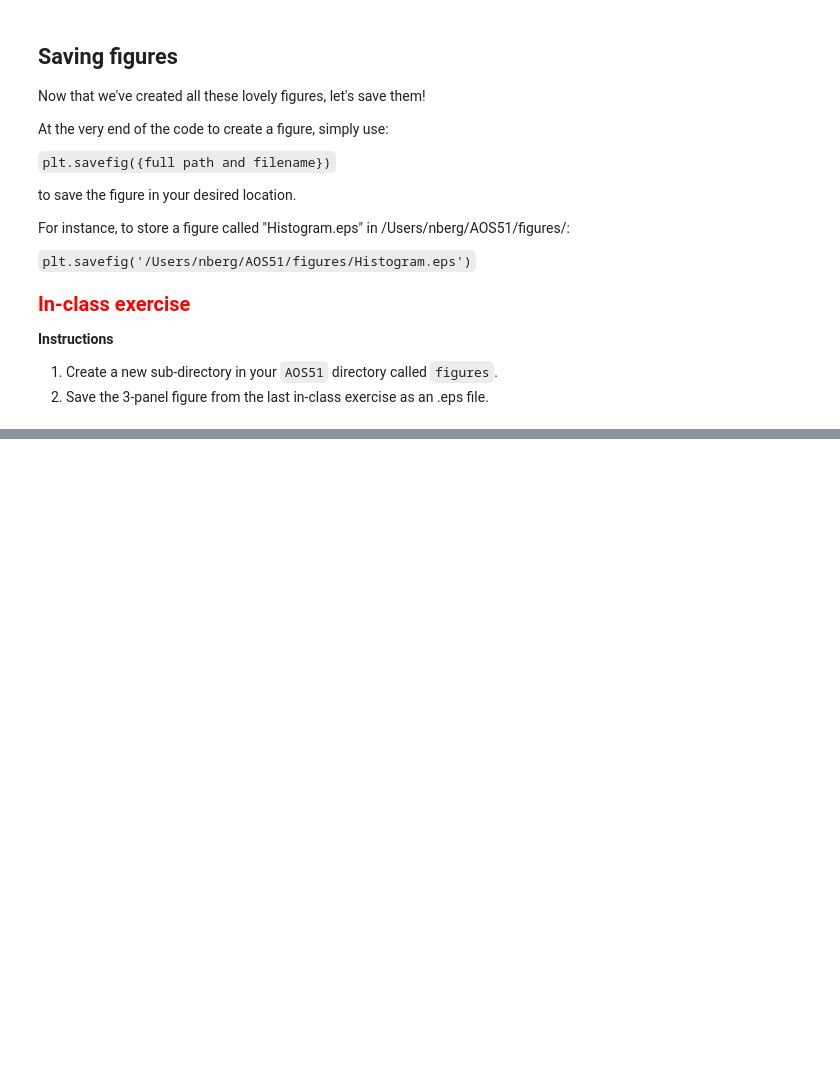
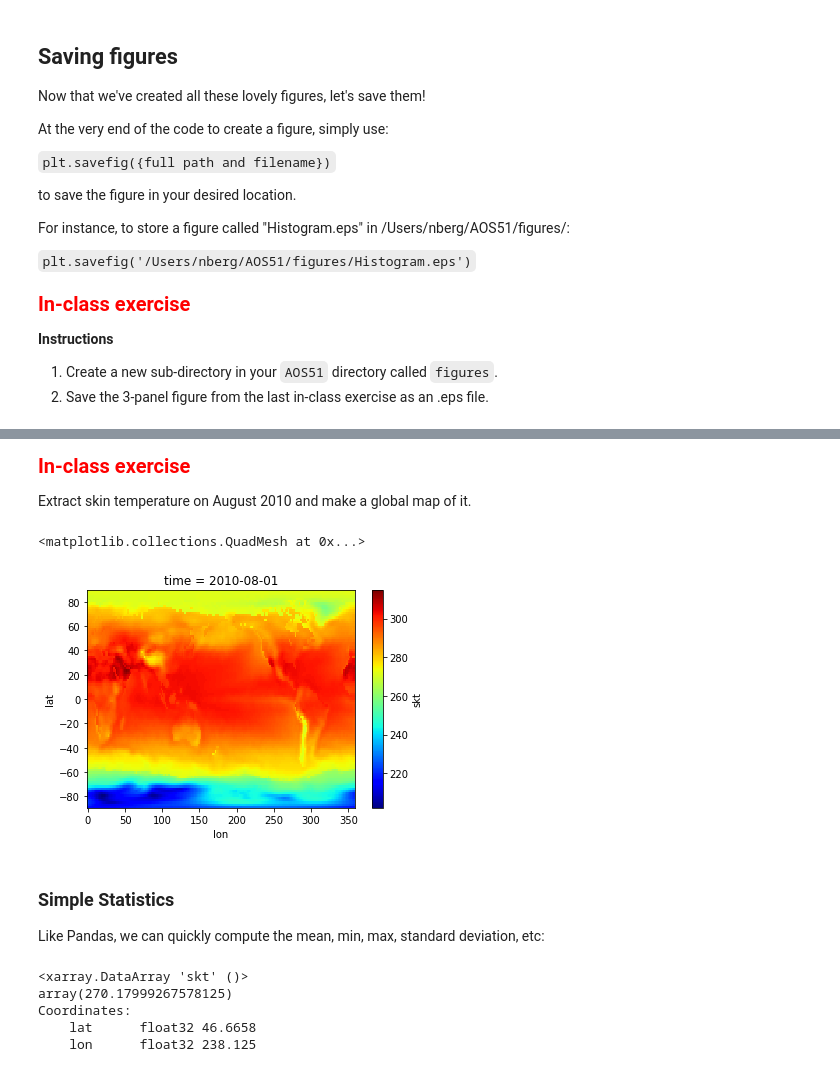
Before and after one commit to neil-berg/climate-data-analyses, a Jupyter notebook: lectures/AOS51_2019W_#3_KEY.ipynb, the cells around one changed output, grey strips where cells are left out. Drawn from its saved outputs; the diff is of its cells as text; code cells hidden in the pictures; blank space fills up the shorter version.

Commit message:
with xarray module

```diff
--- a/lectures/AOS51_2019W_#3_KEY.ipynb
+++ b/lectures/AOS51_2019W_#3_KEY.ipynb
@@ -313,0 +515,31 @@ For instance, to store a figure called "Histogram.eps" in /Users/nberg/AOS51/fig
+# %% [markdown]
+<span style="color:red; font-size:20px; font-weight:bold">In-class exercise</span>
+
+Extract skin temperature on August 2010 and make a global map of it.
+# %%
+skt.sel(time='2010-08').plot(cmap='jet')
+# %% [output]
+<matplotlib.collections.QuadMesh at 0x...>
+[figure, added]
+# %% [markdown]
+### Simple Statistics
+
+Like Pandas, we can quickly compute the mean, min, max, standard deviation, etc:
+# %%
+# Average across all dimensions (empty parentheses)
+skt.mean()
+
+# Average across a specific dimension: .mean(dim=['name of dimension'])
+skt.mean(dim='time')
+
+# Maximums across the lat and lon dimensions
+skt.max(dim='lat').max(dim='lon')
+
+# Minimum across the entire time series for a subsetted location (Seattle)
+skt.sel(lat=47.6, lon=237.7, method='nearest').min(dim='time')
+# %% [output]
+<xarray.DataArray 'skt' ()>
+array(270.17999267578125)
+Coordinates:
+    lat      float32 46.6658
+    lon      float32 238.125
```
Also changed, not shown: parts of 28 cells of this notebook.
